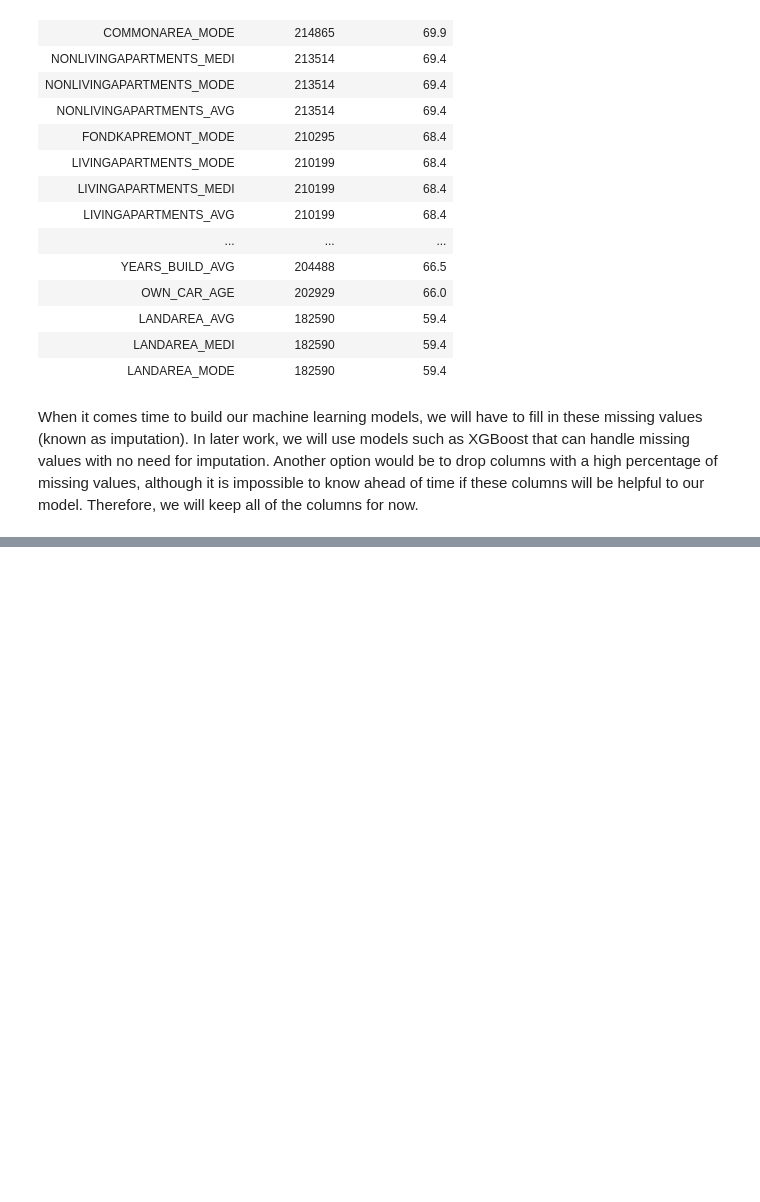
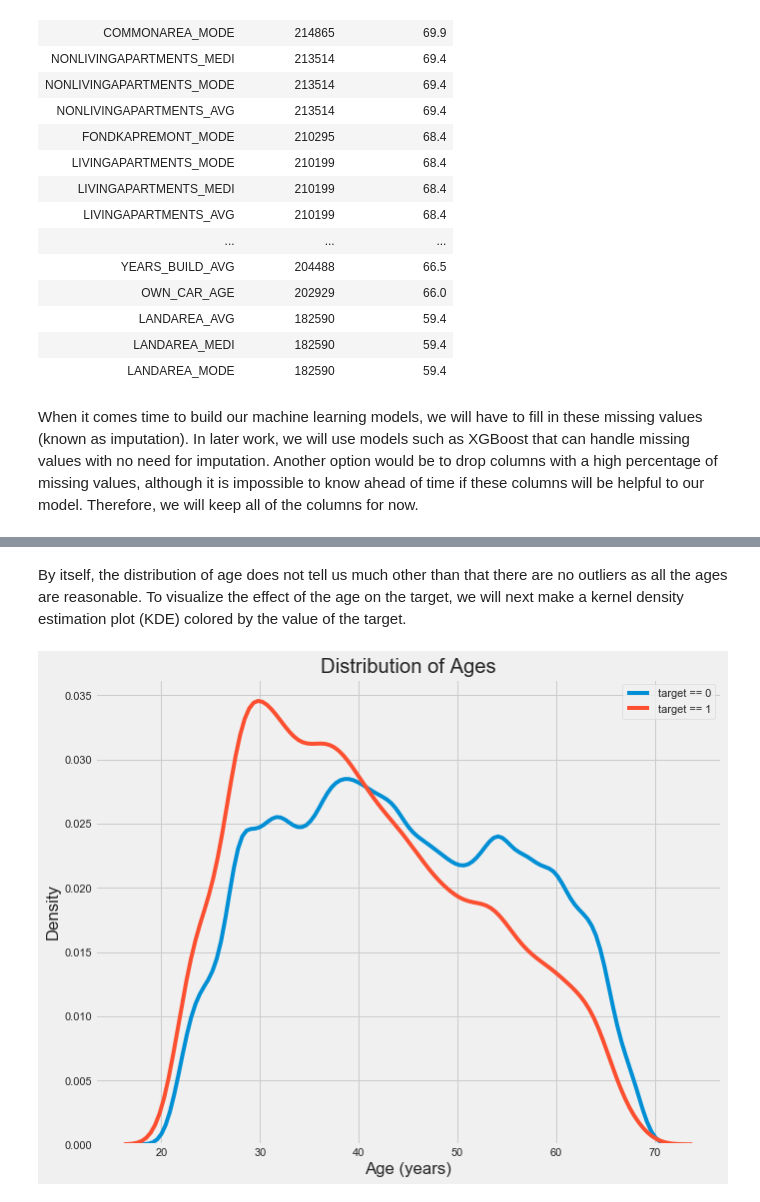
Before and after one commit to muhdlaziem/home-credit-risk, a Jupyter notebook: EDA Complete.ipynb, the cells around one changed output, grey strips where cells are left out. Cells and saved outputs as stored; diff of their text form; code cells hidden in the pictures; blank space fills up the shorter version.

```diff
--- a/EDA Complete.ipynb
+++ b/EDA Complete.ipynb
@@ -269,0 +320,15 @@ Clients with family size of 11 and 13 have 100% not repayment rate. Other famili
+# %% [markdown]
+By itself, the distribution of age does not tell us much other than that there are no outliers as all the ages are reasonable. To visualize the effect of the age on the target, we will next make a kernel density estimation plot (KDE) colored by the value of the target.
+# %%
+plt.figure(figsize = (10, 8))
+
+# KDE plot of loans that were repaid on time
+sns.kdeplot(app_train.loc[app_train['TARGET'] == 0, 'DAYS_BIRTH'] / 365, label = 'target == 0')
+
+# KDE plot of loans which were not repaid on time
+sns.kdeplot(app_train.loc[app_train['TARGET'] == 1, 'DAYS_BIRTH'] / 365, label = 'target == 1')
+
+# Labeling of plot
+plt.xlabel('Age (years)'); plt.ylabel('Density'); plt.title('Distribution of Ages');
+# %% [output]
+[figure, added]
```
Also changed, not shown: parts of 53 cells of this notebook.
